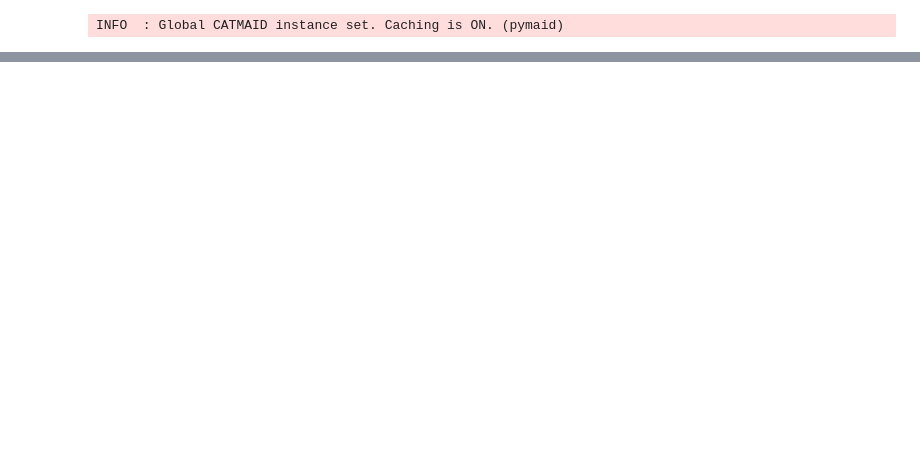
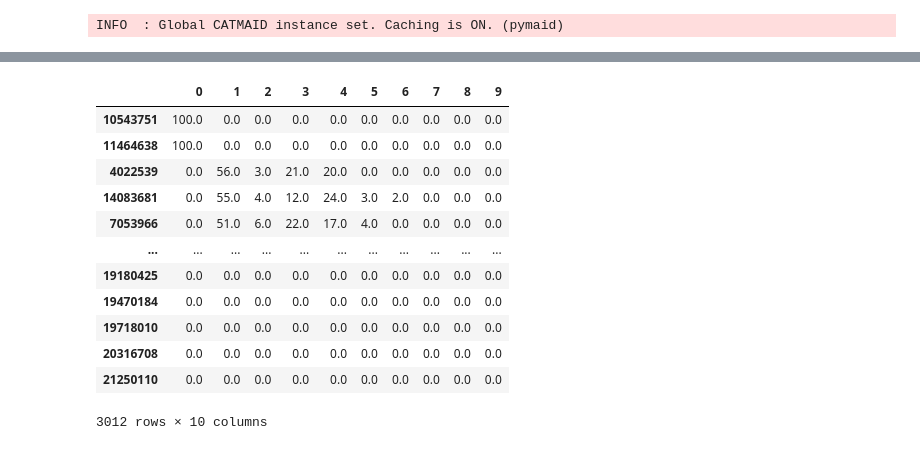
Before and after one commit to mwinding/connectome_tools, a Jupyter notebook: examples/cascade_example.ipynb, the cells around one changed output, grey strips where cells are left out. Cells and saved outputs as stored; diff of their text form; code cells hidden in the pictures; blank space fills up the shorter version.

```diff
--- a/examples/cascade_example.ipynb
+++ b/examples/cascade_example.ipynb
@@ -77,0 +78,18 @@ cascade
+# %%
+data = cascade.skid_hit_hist
+data_sorted = data.sort_values(by = list(data.columns), ascending=False)
+data_sorted
+# %% [output]
+|  | 0 | 1 | 2 | 3 | 4 | 5 | 6 | 7 | 8 | 9 |
+| 10543751 | 100.0 | 0.0 | 0.0 | 0.0 | 0.0 | 0.0 | 0.0 | 0.0 | 0.0 | 0.0 |
+| 11464638 | 100.0 | 0.0 | 0.0 | 0.0 | 0.0 | 0.0 | 0.0 | 0.0 | 0.0 | 0.0 |
+| 4022539 | 0.0 | 56.0 | 3.0 | 21.0 | 20.0 | 0.0 | 0.0 | 0.0 | 0.0 | 0.0 |
+| 14083681 | 0.0 | 55.0 | 4.0 | 12.0 | 24.0 | 3.0 | 2.0 | 0.0 | 0.0 | 0.0 |
+| 7053966 | 0.0 | 51.0 | 6.0 | 22.0 | 17.0 | 4.0 | 0.0 | 0.0 | 0.0 | 0.0 |
+| ... | ... | ... | ... | ... | ... | ... | ... | ... | ... | ... |
+| 19180425 | 0.0 | 0.0 | 0.0 | 0.0 | 0.0 | 0.0 | 0.0 | 0.0 | 0.0 | 0.0 |
+| 19470184 | 0.0 | 0.0 | 0.0 | 0.0 | 0.0 | 0.0 | 0.0 | 0.0 | 0.0 | 0.0 |
+| 19718010 | 0.0 | 0.0 | 0.0 | 0.0 | 0.0 | 0.0 | 0.0 | 0.0 | 0.0 | 0.0 |
+| 20316708 | 0.0 | 0.0 | 0.0 | 0.0 | 0.0 | 0.0 | 0.0 | 0.0 | 0.0 | 0.0 |
+| 21250110 | 0.0 | 0.0 | 0.0 | 0.0 | 0.0 | 0.0 | 0.0 | 0.0 | 0.0 | 0.0 |
+3012 rows × 10 columns
```
Also changed, not shown: parts of 7 cells of this notebook.
